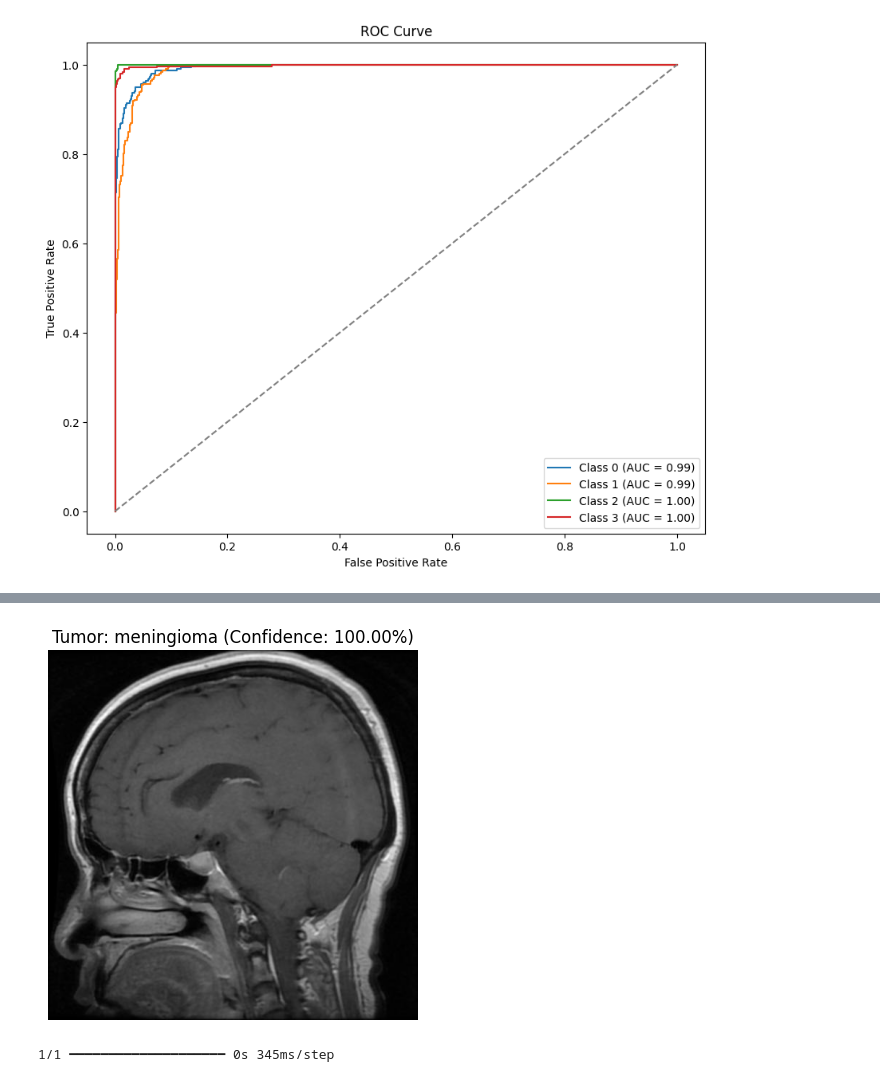
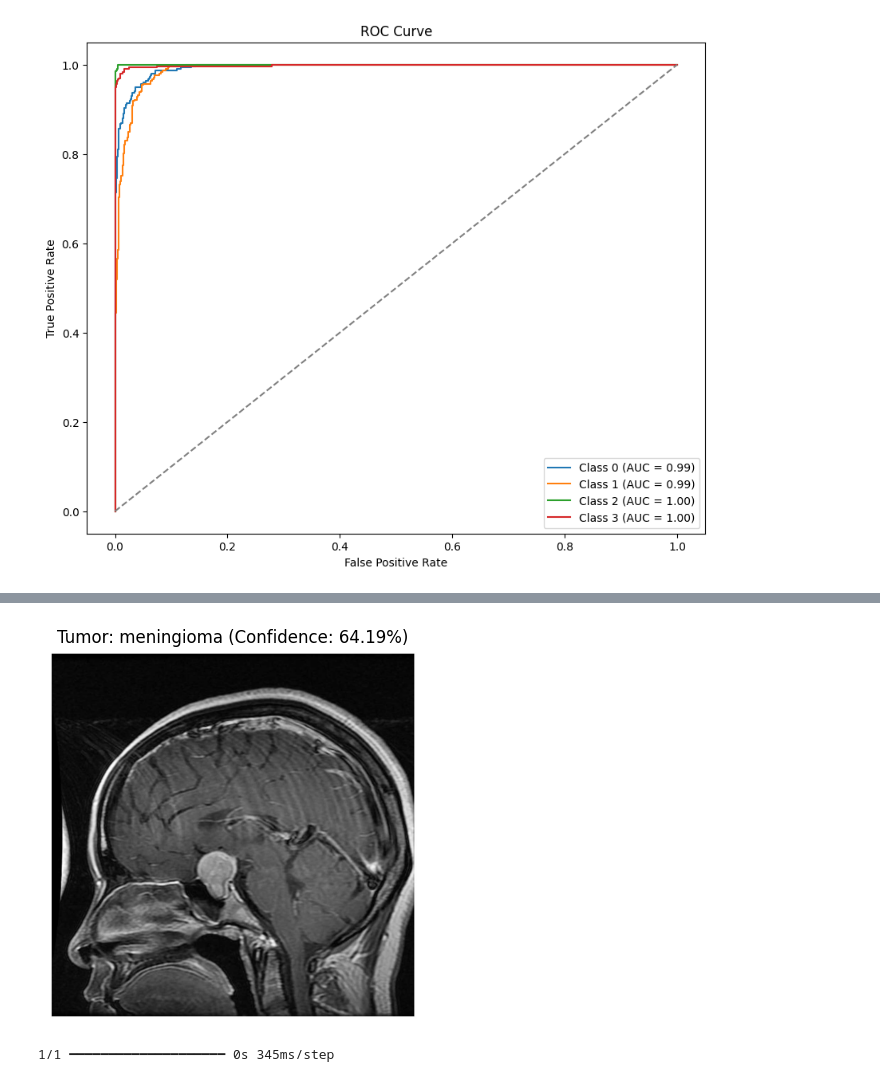
Before and after one commit to ashesh-12/Brain_Tumor_Detection, a Jupyter notebook: Brain_Tumor_Detection.ipynb, the cells around one changed output, grey strips where cells are left out. Saved outputs shown, nothing was run; the diff lists cells and outputs as text; code cells hidden in the pictures.

```diff
--- a/Brain_Tumor_Detection.ipynb
+++ b/Brain_Tumor_Detection.ipynb
@@ -415,4 +415,4 @@ detect_and_display(image_path, model)
 # %%
-image_path = '/content/drive/MyDrive/Brain Tumor/brain_tumor_mri_dataset/Testing/pituitary/Te-piTr_0003.jpg'  # Provide the path to your new image
+image_path = '/content/drive/MyDrive/Brain Tumor/brain_tumor_mri_dataset/Testing/pituitary/test.jpg'  # Provide the path to your new image
 detect_and_display(image_path, model)
 # %% [output]
@@ -420,4 +420,4 @@ detect_and_display(image_path, model)
-[figure, old version]
+[figure, new version]
 # %%
 # Example usage
 image_path = '/content/drive/MyDrive/Brain Tumor/brain_tumor_mri_dataset/Testing/glioma/Te-gl_0015.jpg'  # Provide the path to your new image
```
Also changed, not shown: parts of 3 cells of this notebook.
